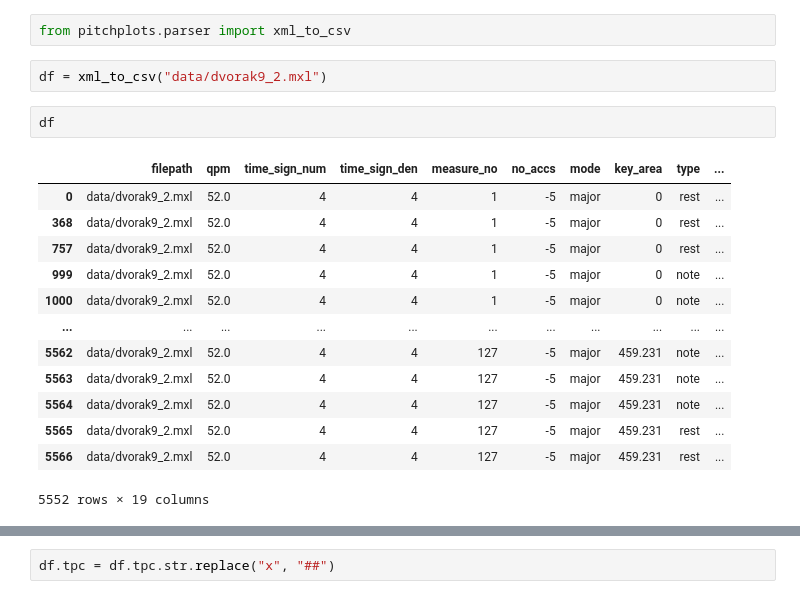
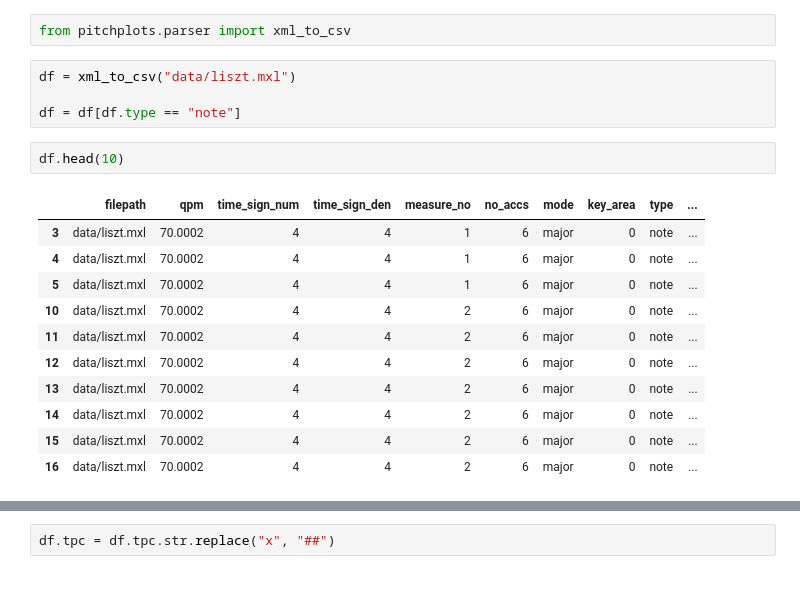
Before and after one commit to fabianmoss/workshop_gmth2020, a Jupyter notebook: presentation.ipynb, the cells around one changed output, grey strips where cells are left out. Drawn from its saved outputs; the diff is of its cells as text.

```diff
--- a/presentation.ipynb
+++ b/presentation.ipynb
@@ -44,20 +107,20 @@ Wir wechseln jetzt in ein Notebook.
 # %%
 from pitchplots.parser import xml_to_csv
 # %%
-df = xml_to_csv("data/dvorak9_2.mxl")
+df = xml_to_csv("data/liszt.mxl")
+
+df = df[df.type == "note"]
 # %%
-df
+df.head(10)
 # %% [output]
 |  | filepath | qpm | time_sign_num | time_sign_den | measure_no | no_accs | mode | key_area | type | ... |
-| 0 | data/dvorak9_2.mxl | 52.0 | 4 | 4 | 1 | -5 | major | 0 | rest | ... |
-| 368 | data/dvorak9_2.mxl | 52.0 | 4 | 4 | 1 | -5 | major | 0 | rest | ... |
-| 757 | data/dvorak9_2.mxl | 52.0 | 4 | 4 | 1 | -5 | major | 0 | rest | ... |
-| 999 | data/dvorak9_2.mxl | 52.0 | 4 | 4 | 1 | -5 | major | 0 | note | ... |
-| 1000 | data/dvorak9_2.mxl | 52.0 | 4 | 4 | 1 | -5 | major | 0 | note | ... |
-| ... | ... | ... | ... | ... | ... | ... | ... | ... | ... | ... |
-| 5562 | data/dvorak9_2.mxl | 52.0 | 4 | 4 | 127 | -5 | major | 459.231 | note | ... |
-| 5563 | data/dvorak9_2.mxl | 52.0 | 4 | 4 | 127 | -5 | major | 459.231 | note | ... |
-| 5564 | data/dvorak9_2.mxl | 52.0 | 4 | 4 | 127 | -5 | major | 459.231 | note | ... |
-| 5565 | data/dvorak9_2.mxl | 52.0 | 4 | 4 | 127 | -5 | major | 459.231 | rest | ... |
-| 5566 | data/dvorak9_2.mxl | 52.0 | 4 | 4 | 127 | -5 | major | 459.231 | rest | ... |
+| 3 | data/liszt.mxl | 70.0002 | 4 | 4 | 1 | 6 | major | 0 | note | ... |
+| 4 | data/liszt.mxl | 70.0002 | 4 | 4 | 1 | 6 | major | 0 | note | ... |
+| 5 | data/liszt.mxl | 70.0002 | 4 | 4 | 1 | 6 | major | 0 | note | ... |
+| 10 | data/liszt.mxl | 70.0002 | 4 | 4 | 2 | 6 | major | 0 | note | ... |
+| 11 | data/liszt.mxl | 70.0002 | 4 | 4 | 2 | 6 | major | 0 | note | ... |
+| 12 | data/liszt.mxl | 70.0002 | 4 | 4 | 2 | 6 | major | 0 | note | ... |
+| 13 | data/liszt.mxl | 70.0002 | 4 | 4 | 2 | 6 | major | 0 | note | ... |
+| 14 | data/liszt.mxl | 70.0002 | 4 | 4 | 2 | 6 | major | 0 | note | ... |
+| 15 | data/liszt.mxl | 70.0002 | 4 | 4 | 2 | 6 | major | 0 | note | ... |
+| 16 | data/liszt.mxl | 70.0002 | 4 | 4 | 2 | 6 | major | 0 | note | ... |
-5552 rows × 19 columns
```
Also changed, not shown: parts of 51 cells of this notebook, 17 other files.
